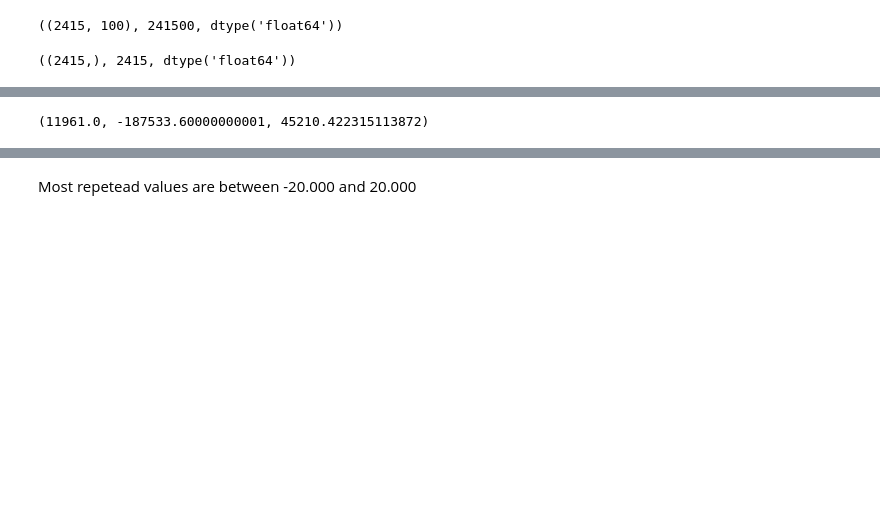
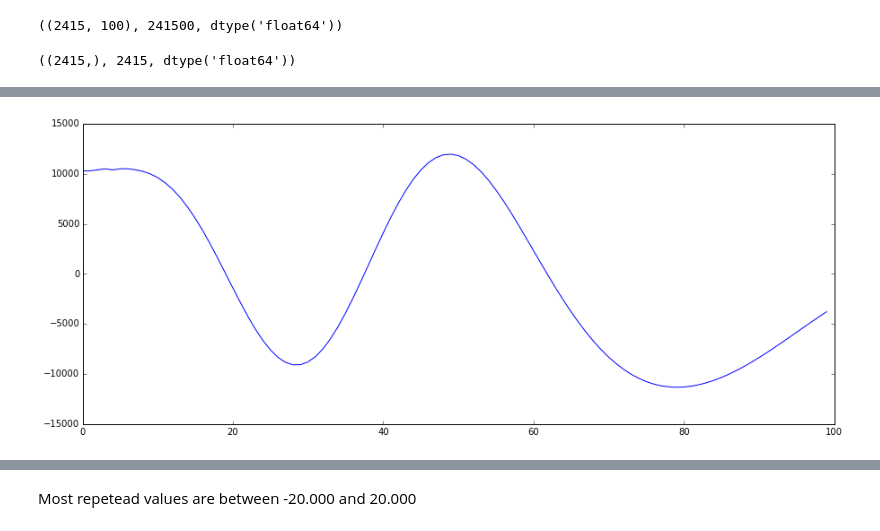
Before and after one commit to merqurio/saxs_project, a Jupyter notebook: SAXS and RMSD applied ML.ipynb, the cells around one changed output, grey strips where cells are left out. Drawn from its saved outputs; the diff is of its cells as text; code cells hidden in the pictures; blank space fills up the shorter version.

```diff
--- a/SAXS and RMSD applied ML.ipynb
+++ b/SAXS and RMSD applied ML.ipynb
@@ -54,6 +62,8 @@ import matplotlib.pyplot as plt
-# %%
-plt.plot(curves[0])
-curves[0].max(), curves.min(), curves.mean()
-# %% [output]
-(11961.0, -187533.60000000001, 45210.422315113872)
+# %%
+@interact(i=IntSliderWidget(min=0, max=len(curves)-1), step=1)
+def interactive_plot(i=20):
+    fig = plt.figure(figsize=(15,6))
+    return plt.plot(curves[i])
+# %% [output]
+[figure, added]
 # %%
```
Also changed, not shown: parts of 52 cells of this notebook.
